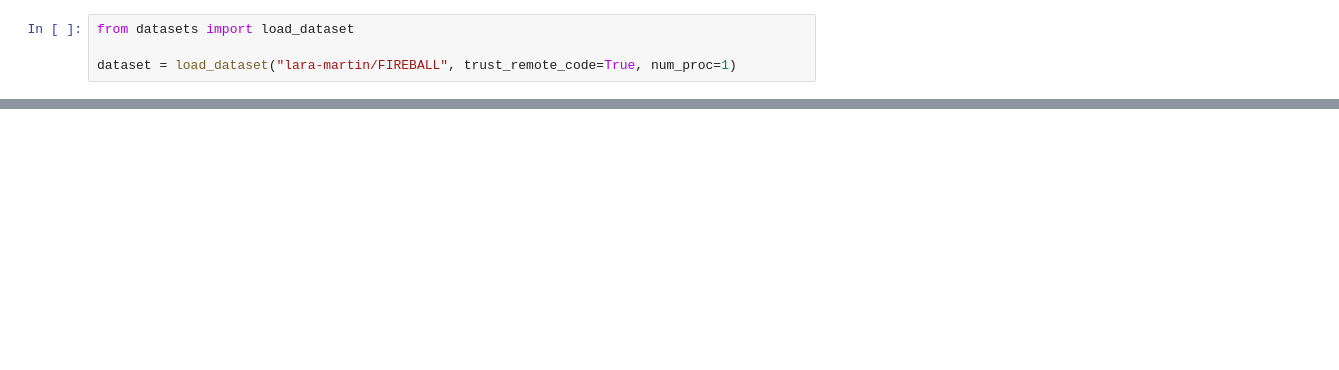
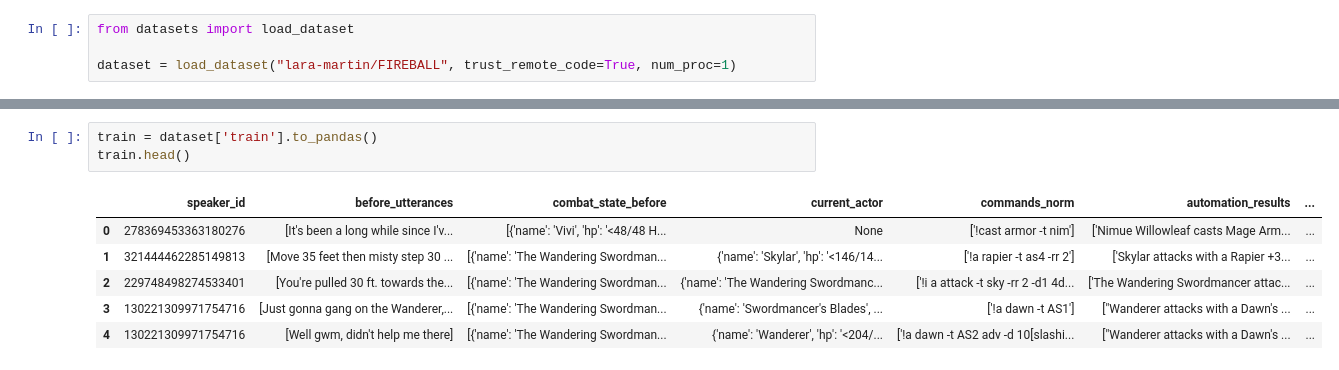
Before and after one commit to dalloliogm/avrae2comicbook, a Jupyter notebook: notebooks/fireball.ipynb, the cells around one changed output, grey strips where cells are left out. Drawn from its saved outputs; the diff is of its cells as text; blank space fills up the shorter version.

```diff
--- a/notebooks/fireball.ipynb
+++ b/notebooks/fireball.ipynb
@@ -33,0 +46,10 @@ Value(dtype='string', id=None)
+# %%
+train = dataset['train'].to_pandas()
+train.head()
+# %% [output]
+|  | speaker_id | before_utterances | combat_state_before | current_actor | commands_norm | automation_results | ... |
+| 0 | 278369453363180276 | [It's been a long while since I'v... | [{'name': 'Vivi', 'hp': '<48/48 H... | None | ['!cast armor -t nim'] | ['Nimue Willowleaf casts Mage Arm... | ... |
+| 1 | 321444462285149813 | [Move 35 feet then misty step 30 ... | [{'name': 'The Wandering Swordman... | {'name': 'Skylar', 'hp': '<146/14... | ['!a rapier -t as4 -rr 2'] | ['Skylar attacks with a Rapier +3... | ... |
+| 2 | 229748498274533401 | [You're pulled 30 ft. towards the... | [{'name': 'The Wandering Swordman... | {'name': 'The Wandering Swordmanc... | ['!i a attack -t sky -rr 2 -d1 4d... | ['The Wandering Swordmancer attac... | ... |
+| 3 | 130221309971754716 | [Just gonna gang on the Wanderer,... | [{'name': 'The Wandering Swordman... | {'name': 'Swordmancer's Blades', ... | ['!a dawn -t AS1'] | ["Wanderer attacks with a Dawn's ... | ... |
+| 4 | 130221309971754716 | [Well gwm, didn't help me there] | [{'name': 'The Wandering Swordman... | {'name': 'Wanderer', 'hp': '<204/... | ['!a dawn -t AS2 adv -d 10[slashi... | ["Wanderer attacks with a Dawn's ... | ... |
```
Also changed, not shown: parts of 10 cells of this notebook, 1 other file.
